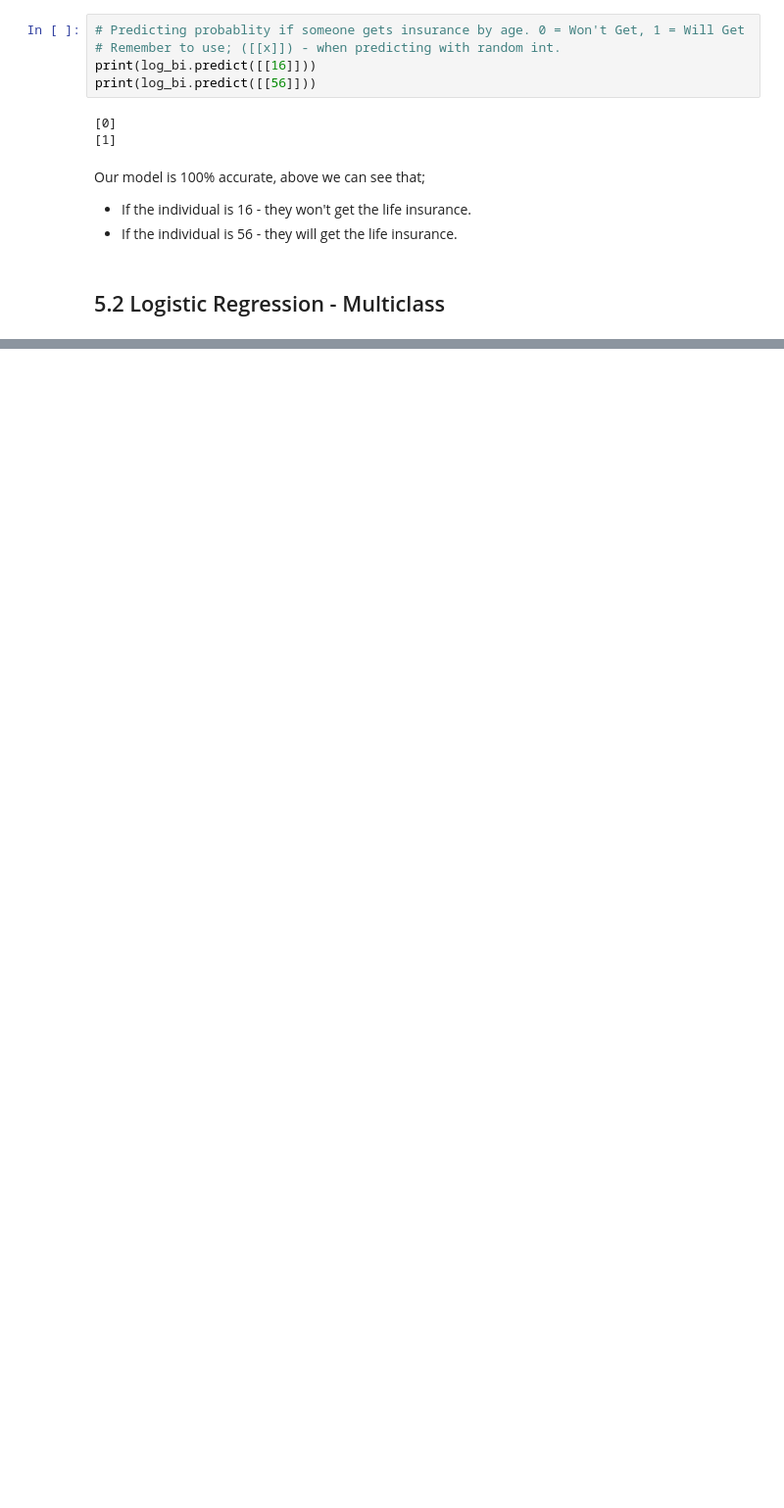
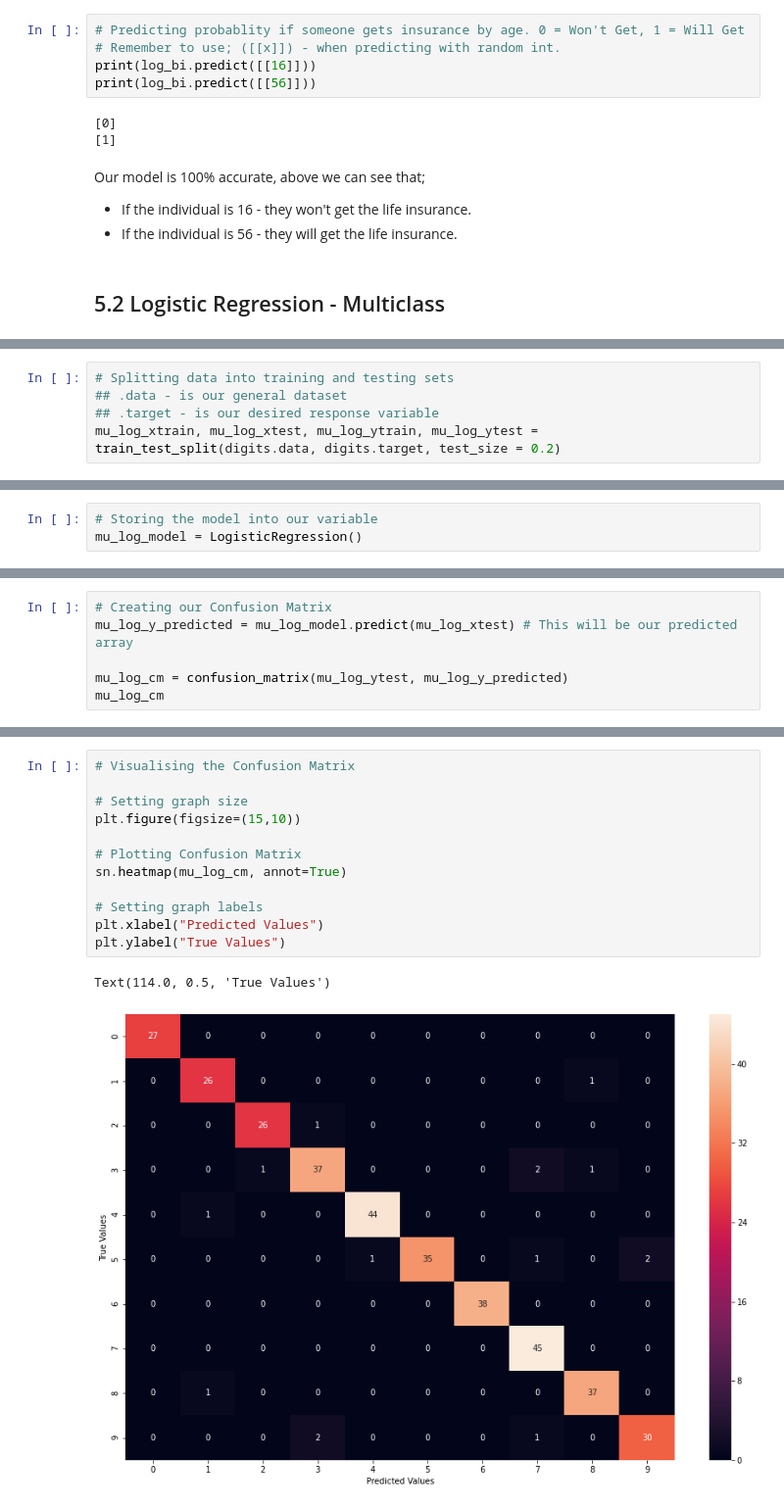
Before and after one commit to SunpreetSChahal/MachineLearning-Learning, a Jupyter notebook: (01) Practicing ML - Journal.ipynb, the cells around one changed output, grey strips where cells are left out. Shown: that part at 98% size. Cells and saved outputs as stored; diff of their text form; blank space fills up the shorter version.

```diff
--- a/(01) Practicing ML - Journal.ipynb
+++ b/(01) Practicing ML - Journal.ipynb
@@ -504,0 +563,5 @@ Our model is 100% accurate, above we can see that;
+# %%
+# Splitting data into training and testing sets
+## .data - is our general dataset
+## .target - is our desired response variable
+mu_log_xtrain, mu_log_xtest, mu_log_ytrain, mu_log_ytest = train_test_split(digits.data, digits.target, test_size = 0.2)
@@ -504,0 +574,3 @@ Our model is 100% accurate, above we can see that;
+# %%
+# Storing the model into our variable
+mu_log_model = LogisticRegression()
@@ -504,0 +624,6 @@ Our model is 100% accurate, above we can see that;
+# %%
+# Creating our Confusion Matrix
+mu_log_y_predicted = mu_log_model.predict(mu_log_xtest) # This will be our predicted array
+
+mu_log_cm = confusion_matrix(mu_log_ytest, mu_log_y_predicted)
+mu_log_cm
@@ -504,0 +641,15 @@ Our model is 100% accurate, above we can see that;
+# %%
+# Visualising the Confusion Matrix
+
+# Setting graph size
+plt.figure(figsize=(15,10))
+
+# Plotting Confusion Matrix
+sn.heatmap(mu_log_cm, annot=True)
+
+# Setting graph labels
+plt.xlabel("Predicted Values")
+plt.ylabel("True Values")
+# %% [output]
+Text(114.0, 0.5, 'True Values')
+[figure, added]
```
Also changed, not shown: parts of 28 cells of this notebook.
